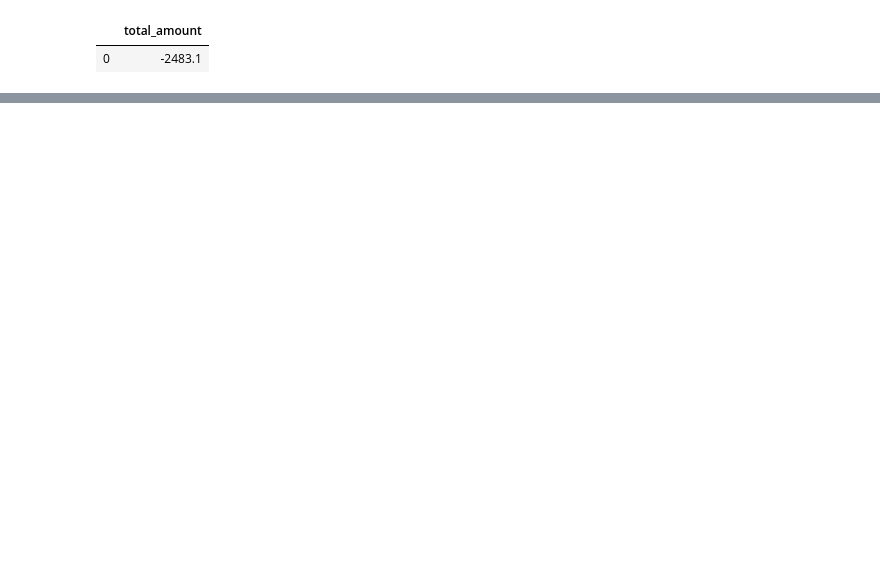
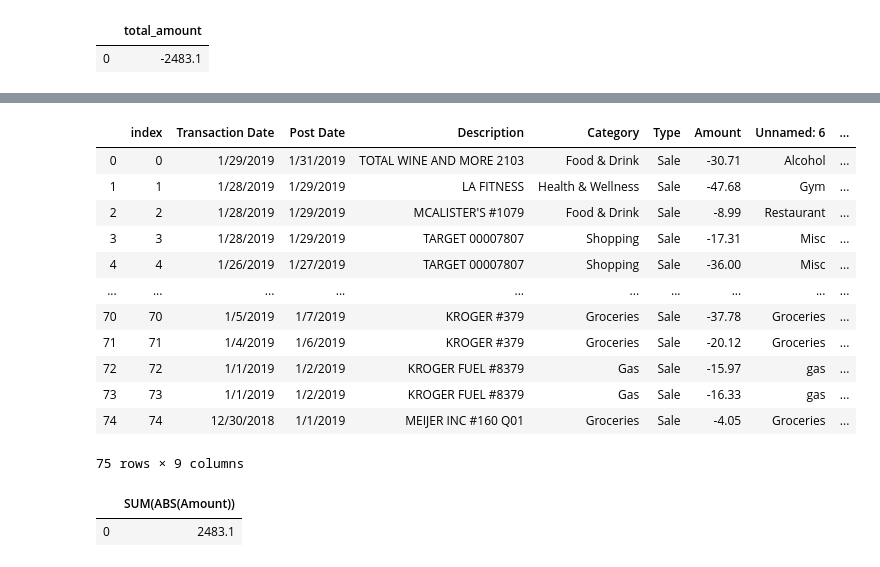
Before and after one commit to wkumtrider/Credit-Card-Python-Project, a Jupyter notebook: Python_Project.ipynb, the cells around one changed output, grey strips where cells are left out. Drawn from its saved outputs; the diff is of its cells as text; code cells hidden in the pictures; blank space fills up the shorter version.

```diff
--- a/Python_Project.ipynb
+++ b/Python_Project.ipynb
@@ -148,0 +137,27 @@ run_query(query)
+# %%
+query = """
+SELECT *, ABS(Amount) FROM purchases
+"""
+run_query(query)
+# %% [output]
+|  | index | Transaction Date | Post Date | Description | Category | Type | Amount | Unnamed: 6 | ... |
+| 0 | 0 | 1/29/2019 | 1/31/2019 | TOTAL WINE AND MORE 2103 | Food & Drink | Sale | -30.71 | Alcohol | ... |
+| 1 | 1 | 1/28/2019 | 1/29/2019 | LA FITNESS | Health & Wellness | Sale | -47.68 | Gym | ... |
+| 2 | 2 | 1/28/2019 | 1/29/2019 | MCALISTER'S #1079 | Food & Drink | Sale | -8.99 | Restaurant | ... |
+| 3 | 3 | 1/28/2019 | 1/29/2019 | TARGET 00007807 | Shopping | Sale | -17.31 | Misc | ... |
+| 4 | 4 | 1/26/2019 | 1/27/2019 | TARGET 00007807 | Shopping | Sale | -36.00 | Misc | ... |
+| ... | ... | ... | ... | ... | ... | ... | ... | ... | ... |
+| 70 | 70 | 1/5/2019 | 1/7/2019 | KROGER #379 | Groceries | Sale | -37.78 | Groceries | ... |
+| 71 | 71 | 1/4/2019 | 1/6/2019 | KROGER #379 | Groceries | Sale | -20.12 | Groceries | ... |
+| 72 | 72 | 1/1/2019 | 1/2/2019 | KROGER FUEL #8379 | Gas | Sale | -15.97 | gas | ... |
+| 73 | 73 | 1/1/2019 | 1/2/2019 | KROGER FUEL #8379 | Gas | Sale | -16.33 | gas | ... |
+| 74 | 74 | 12/30/2018 | 1/1/2019 | MEIJER INC #160 Q01 | Groceries | Sale | -4.05 | Groceries | ... |
+75 rows × 9 columns
+# %%
+query = """
+SELECT SUM(ABS(Amount))FROM purchases
+"""
+run_query(query)
+# %% [output]
+|  | SUM(ABS(Amount)) |
+| 0 | 2483.1 |
```
Also changed, not shown: parts of 7 cells of this notebook.
